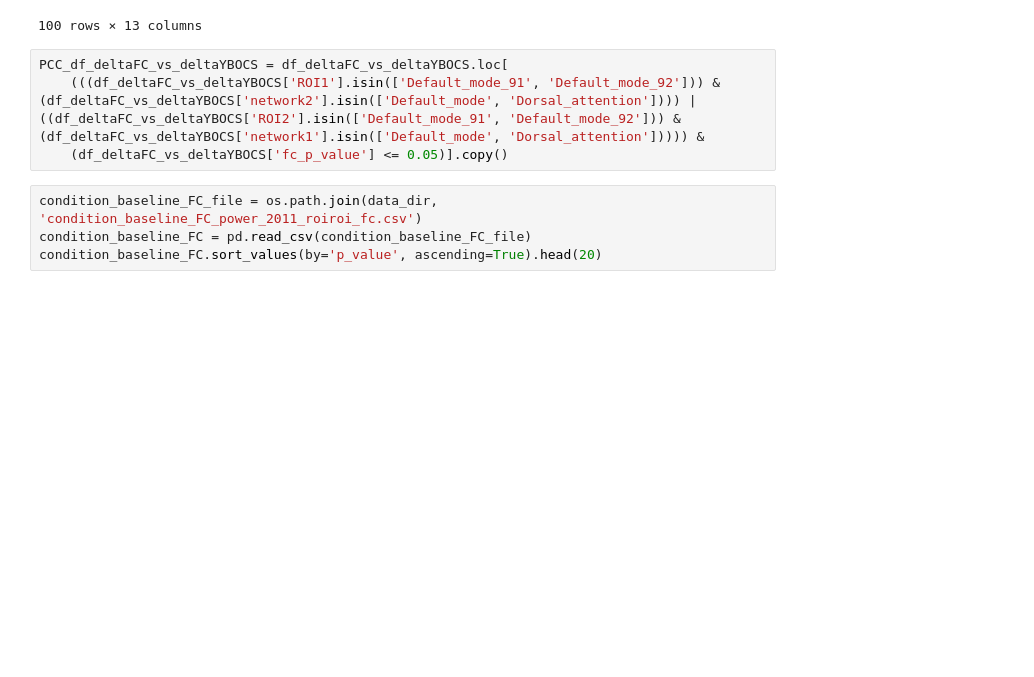
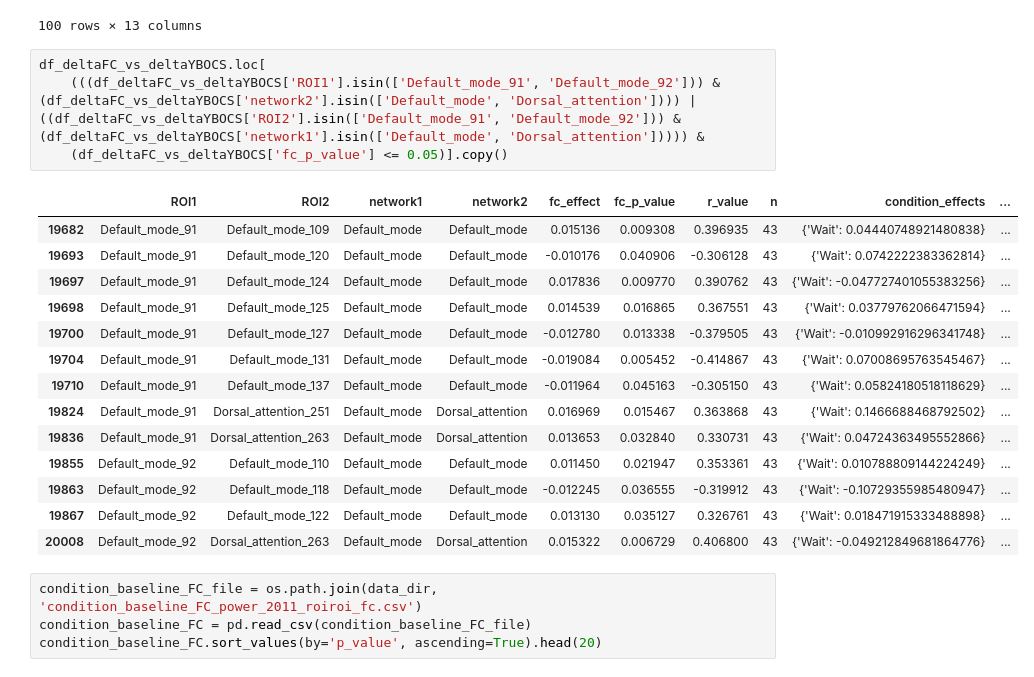
Before and after one commit to XiaoqianXiao/OCD_RO1, a Jupyter notebook: results_visualization_roi_to_roi_power.ipynb, the cells around one changed output. Drawn from its saved outputs; the diff is of its cells as text; blank space fills up the shorter version.

```diff
--- a/results_visualization_roi_to_roi_power.ipynb
+++ b/results_visualization_roi_to_roi_power.ipynb
@@ -232,10 +241,25 @@ df_deltaFC_vs_deltaYBOCS.loc[
 | 34700 | Dorsal_attention_258 | Dorsal_attention_264 | Dorsal_attention | Dorsal_attention | 0.014936 | 0.047989 | 0.307463 | 43 | {'Wait': 0.010559546171674507} | ... |
 100 rows × 13 columns
 # %%
-PCC_df_deltaFC_vs_deltaYBOCS = df_deltaFC_vs_deltaYBOCS.loc[
+df_deltaFC_vs_deltaYBOCS.loc[
     (((df_deltaFC_vs_deltaYBOCS['ROI1'].isin(['Default_mode_91', 'Default_mode_92'])) & (df_deltaFC_vs_deltaYBOCS['network2'].isin(['Default_mode', 'Dorsal_attention']))) |
 ((df_deltaFC_vs_deltaYBOCS['ROI2'].isin(['Default_mode_91', 'Default_mode_92'])) & (df_deltaFC_vs_deltaYBOCS['network1'].isin(['Default_mode', 'Dorsal_attention'])))) &
     (df_deltaFC_vs_deltaYBOCS['fc_p_value'] <= 0.05)].copy()
+# %% [output]
+|  | ROI1 | ROI2 | network1 | network2 | fc_effect | fc_p_value | r_value | n | condition_effects | ... |
+| 19682 | Default_mode_91 | Default_mode_109 | Default_mode | Default_mode | 0.015136 | 0.009308 | 0.396935 | 43 | {'Wait': 0.04440748921480838} | ... |
+| 19693 | Default_mode_91 | Default_mode_120 | Default_mode | Default_mode | -0.010176 | 0.040906 | -0.306128 | 43 | {'Wait': 0.0742222383362814} | ... |
+| 19697 | Default_mode_91 | Default_mode_124 | Default_mode | Default_mode | 0.017836 | 0.009770 | 0.390762 | 43 | {'Wait': -0.047727401055383256} | ... |
+| 19698 | Default_mode_91 | Default_mode_125 | Default_mode | Default_mode | 0.014539 | 0.016865 | 0.367551 | 43 | {'Wait': 0.03779762066471594} | ... |
+| 19700 | Default_mode_91 | Default_mode_127 | Default_mode | Default_mode | -0.012780 | 0.013338 | -0.379505 | 43 | {'Wait': -0.010992916296341748} | ... |
+| 19704 | Default_mode_91 | Default_mode_131 | Default_mode | Default_mode | -0.019084 | 0.005452 | -0.414867 | 43 | {'Wait': 0.07008695763545467} | ... |
+| 19710 | Default_mode_91 | Default_mode_137 | Default_mode | Default_mode | -0.011964 | 0.045163 | -0.305150 | 43 | {'Wait': 0.05824180518118629} | ... |
+| 19824 | Default_mode_91 | Dorsal_attention_251 | Default_mode | Dorsal_attention | 0.016969 | 0.015467 | 0.363868 | 43 | {'Wait': 0.1466688468792502} | ... |
+| 19836 | Default_mode_91 | Dorsal_attention_263 | Default_mode | Dorsal_attention | 0.013653 | 0.032840 | 0.330731 | 43 | {'Wait': 0.04724363495552866} | ... |
+| 19855 | Default_mode_92 | Default_mode_110 | Default_mode | Default_mode | 0.011450 | 0.021947 | 0.353361 | 43 | {'Wait': 0.010788809144224249} | ... |
+| 19863 | Default_mode_92 | Default_mode_118 | Default_mode | Default_mode | -0.012245 | 0.036555 | -0.319912 | 43 | {'Wait': -0.10729355985480947} | ... |
+| 19867 | Default_mode_92 | Default_mode_122 | Default_mode | Default_mode | 0.013130 | 0.035127 | 0.326761 | 43 | {'Wait': 0.018471915333488898} | ... |
+| 20008 | Default_mode_92 | Dorsal_attention_263 | Default_mode | Dorsal_attention | 0.015322 | 0.006729 | 0.406800 | 43 | {'Wait': -0.049212849681864776} | ... |
 # %%
 condition_baseline_FC_file = os.path.join(data_dir, 'condition_baseline_FC_power_2011_roiroi_fc.csv')
 condition_baseline_FC = pd.read_csv(condition_baseline_FC_file)
```
Also changed, not shown: parts of 21 cells of this notebook, 9 other files.
